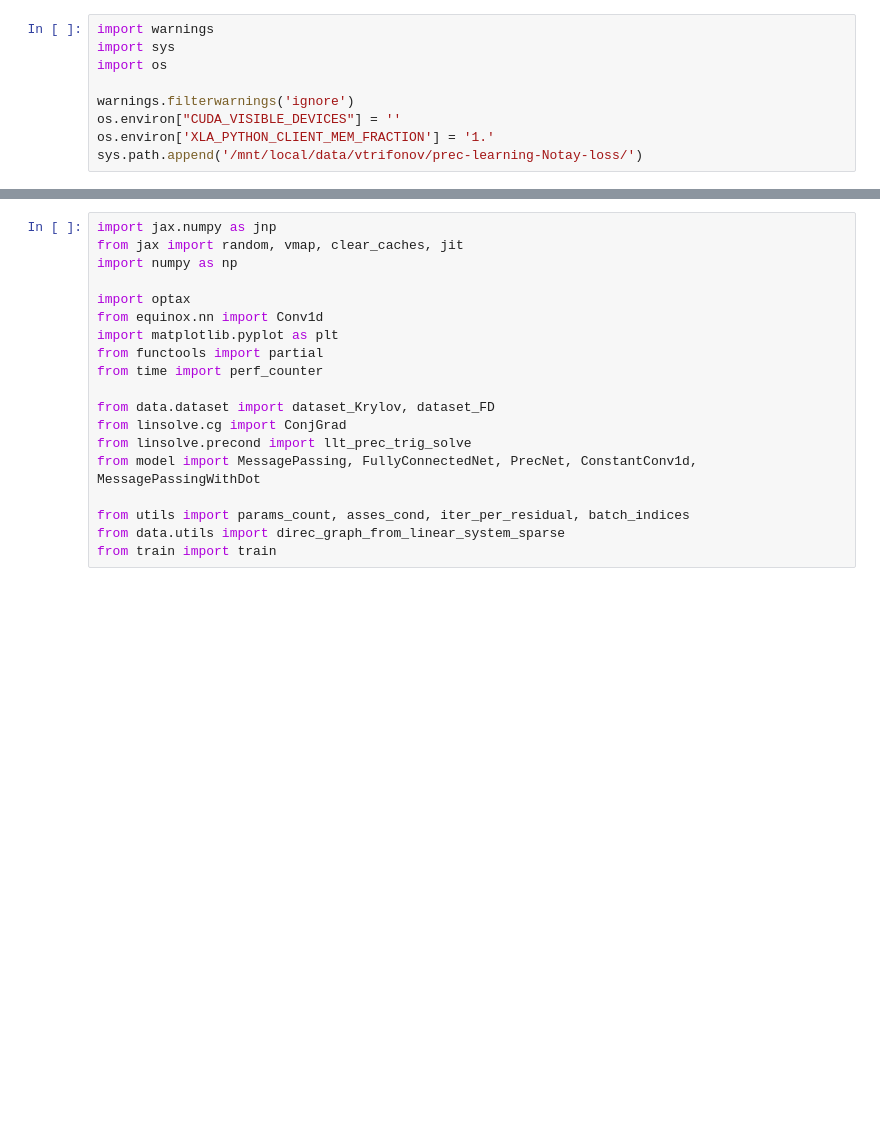
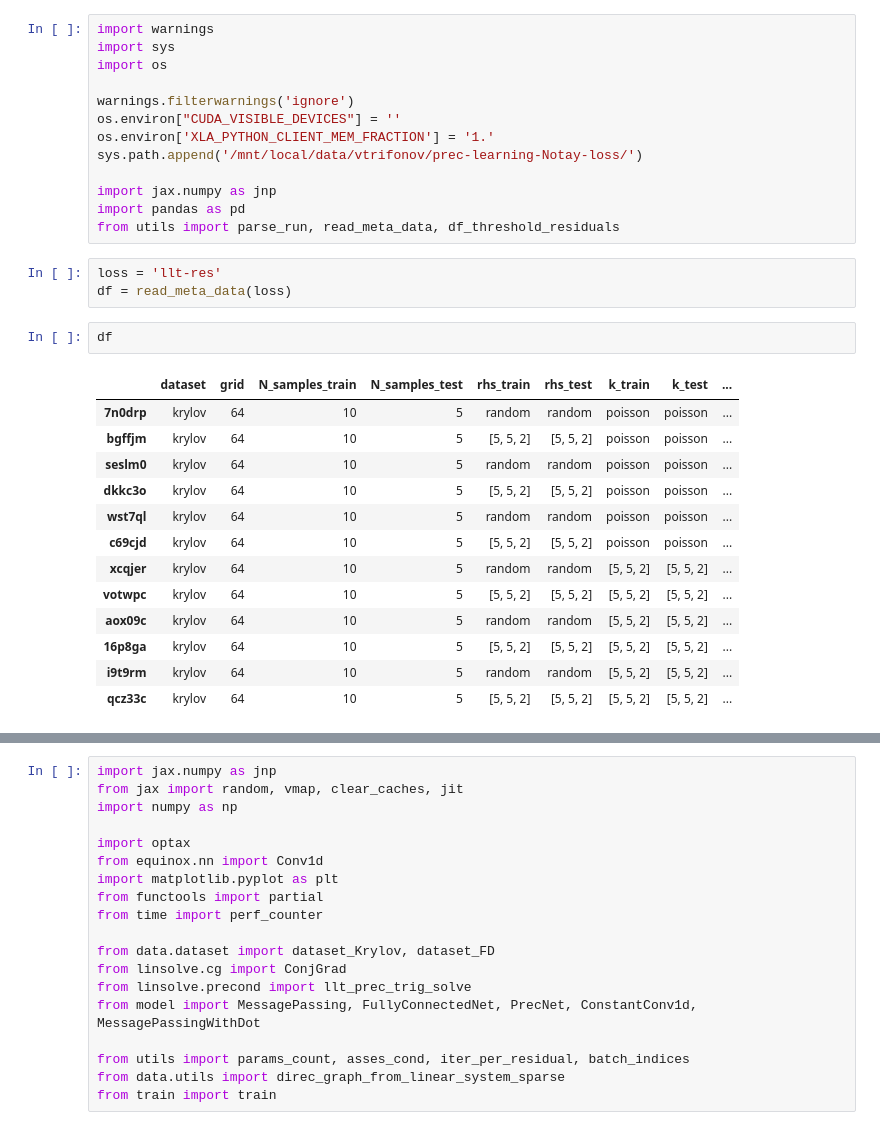
Before and after one commit to vltrifonov/PreCorrector, a Jupyter notebook: experiments/scratch.ipynb, the cells around one changed output, grey strips where cells are left out. Saved outputs shown, nothing was run; the diff lists cells and outputs as text; blank space fills up the shorter version.

```diff
--- a/experiments/scratch.ipynb
+++ b/experiments/scratch.ipynb
@@ -7,3 +7,26 @@ warnings.filterwarnings('ignore')
 os.environ["CUDA_VISIBLE_DEVICES"] = ''
 os.environ['XLA_PYTHON_CLIENT_MEM_FRACTION'] = '1.'
 sys.path.append('/mnt/local/data/vtrifonov/prec-learning-Notay-loss/')
+
+import jax.numpy as jnp
+import pandas as pd
+from utils import parse_run, read_meta_data, df_threshold_residuals
+# %%
+loss = 'llt-res'
+df = read_meta_data(loss)
+# %%
+df
+# %% [output]
+|  | dataset | grid | N_samples_train | N_samples_test | rhs_train | rhs_test | k_train | k_test | ... |
+| 7n0drp | krylov | 64 | 10 | 5 | random | random | poisson | poisson | ... |
+| bgffjm | krylov | 64 | 10 | 5 | [5, 5, 2] | [5, 5, 2] | poisson | poisson | ... |
+| seslm0 | krylov | 64 | 10 | 5 | random | random | poisson | poisson | ... |
+| dkkc3o | krylov | 64 | 10 | 5 | [5, 5, 2] | [5, 5, 2] | poisson | poisson | ... |
+| wst7ql | krylov | 64 | 10 | 5 | random | random | poisson | poisson | ... |
+| c69cjd | krylov | 64 | 10 | 5 | [5, 5, 2] | [5, 5, 2] | poisson | poisson | ... |
+| xcqjer | krylov | 64 | 10 | 5 | random | random | [5, 5, 2] | [5, 5, 2] | ... |
+| votwpc | krylov | 64 | 10 | 5 | [5, 5, 2] | [5, 5, 2] | [5, 5, 2] | [5, 5, 2] | ... |
+| aox09c | krylov | 64 | 10 | 5 | random | random | [5, 5, 2] | [5, 5, 2] | ... |
+| 16p8ga | krylov | 64 | 10 | 5 | [5, 5, 2] | [5, 5, 2] | [5, 5, 2] | [5, 5, 2] | ... |
+| i9t9rm | krylov | 64 | 10 | 5 | random | random | [5, 5, 2] | [5, 5, 2] | ... |
+| qcz33c | krylov | 64 | 10 | 5 | [5, 5, 2] | [5, 5, 2] | [5, 5, 2] | [5, 5, 2] | ... |
```
Also changed, not shown: parts of 4 cells of this notebook, 7 other files.
